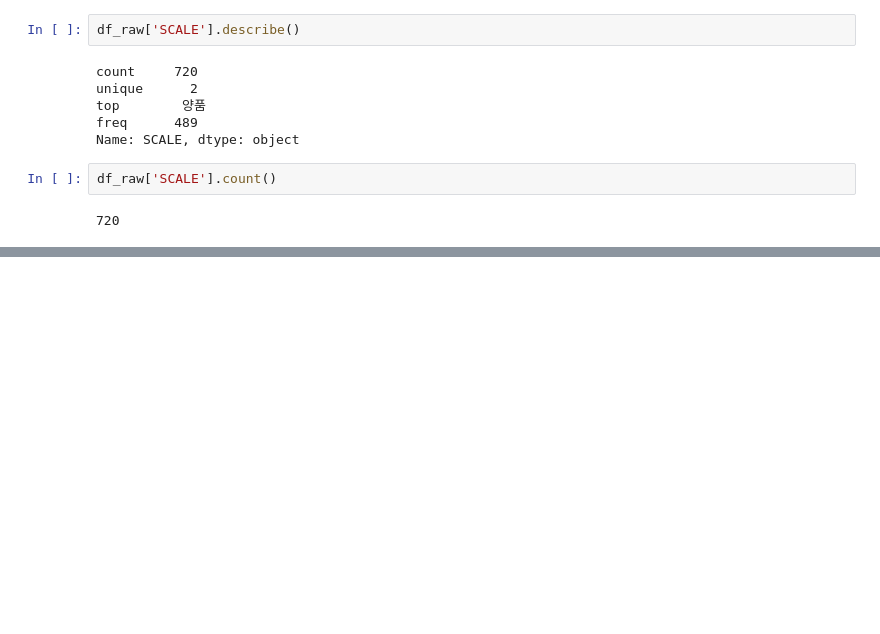
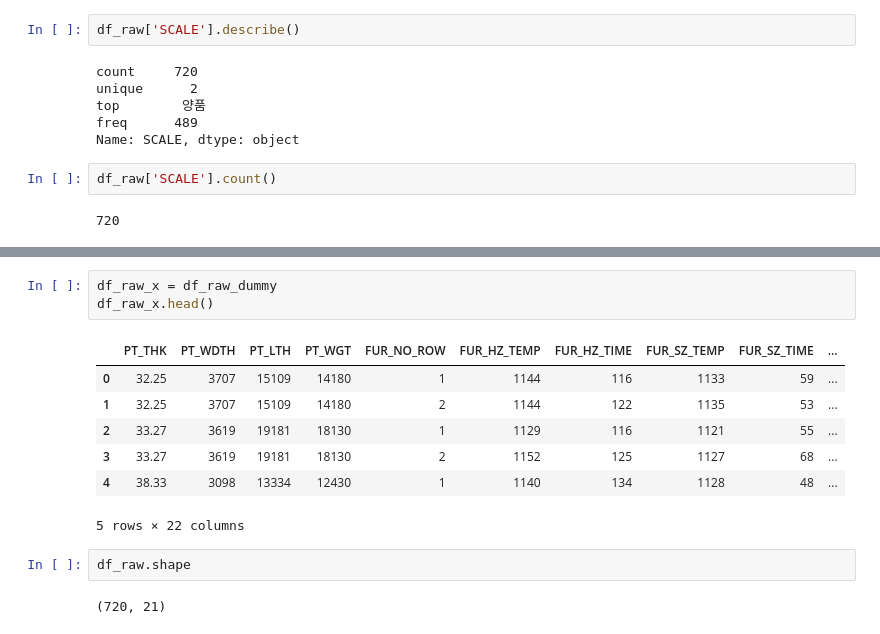
Before and after one commit to wonbae/data-analytics, a Jupyter notebook: Assignment_07_ScaleRate.ipynb, the cells around one changed output, grey strips where cells are left out. Cells and saved outputs as stored; diff of their text form; blank space fills up the shorter version.

```diff
--- a/Assignment_07_ScaleRate.ipynb
+++ b/Assignment_07_ScaleRate.ipynb
@@ -109,0 +219,15 @@ plt(df_raw
+# %%
+df_raw_x = df_raw_dummy
+df_raw_x.head()
+# %% [output]
+|  | PT_THK | PT_WDTH | PT_LTH | PT_WGT | FUR_NO_ROW | FUR_HZ_TEMP | FUR_HZ_TIME | FUR_SZ_TEMP | FUR_SZ_TIME | ... |
+| 0 | 32.25 | 3707 | 15109 | 14180 | 1 | 1144 | 116 | 1133 | 59 | ... |
+| 1 | 32.25 | 3707 | 15109 | 14180 | 2 | 1144 | 122 | 1135 | 53 | ... |
+| 2 | 33.27 | 3619 | 19181 | 18130 | 1 | 1129 | 116 | 1121 | 55 | ... |
+| 3 | 33.27 | 3619 | 19181 | 18130 | 2 | 1152 | 125 | 1127 | 68 | ... |
+| 4 | 38.33 | 3098 | 13334 | 12430 | 1 | 1140 | 134 | 1128 | 48 | ... |
+5 rows × 22 columns
+# %%
+df_raw.shape
+# %% [output]
+(720, 21)
```
Also changed, not shown: parts of 13 cells of this notebook, 3 other files.
